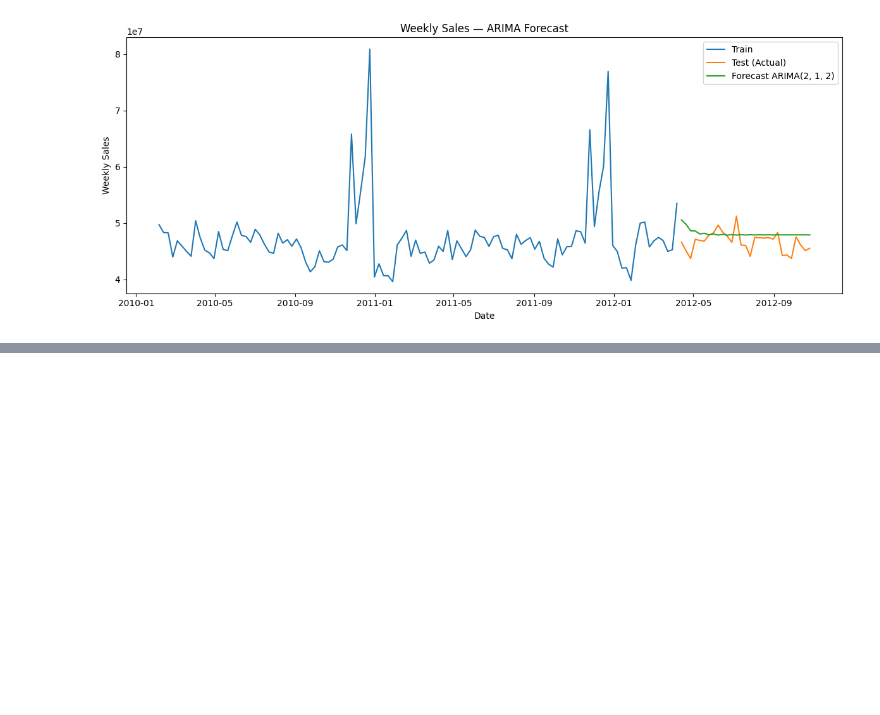
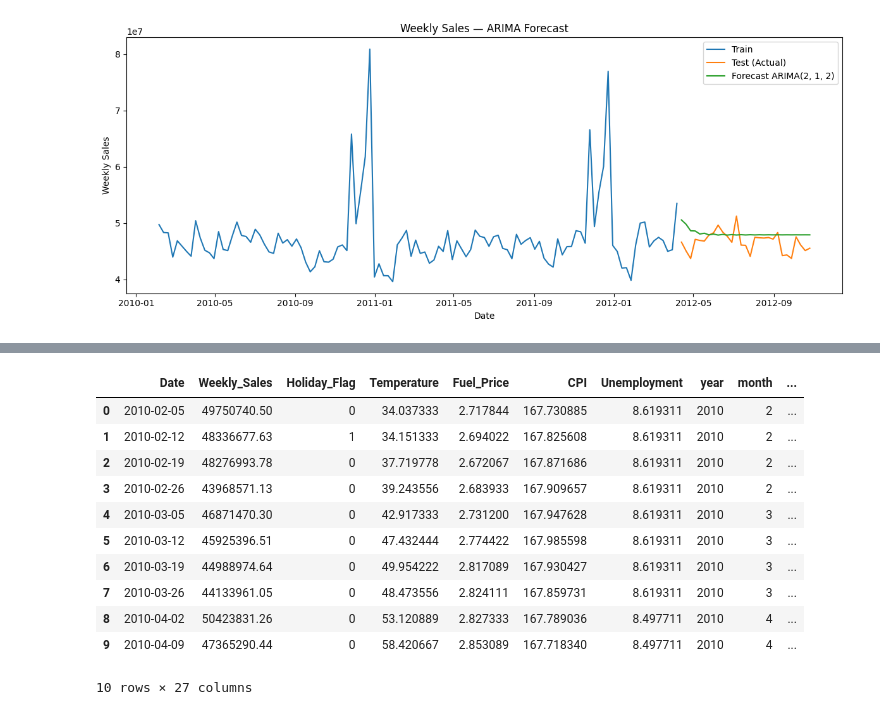
Before and after one commit to joshuawb/retail-sales-time-series, a Jupyter notebook: walmart-time-series.ipynb, the cells around one changed output, grey strips where cells are left out. Cells and saved outputs as stored; diff of their text form; code cells hidden in the pictures; blank space fills up the shorter version.

```diff
--- a/walmart-time-series.ipynb
+++ b/walmart-time-series.ipynb
@@ -622,0 +282,56 @@ ML (+covariates) 1.114449e+14 -33.962636
+# %%
+import numpy as np
+import pandas as pd
+
+def make_ts_features_weekly(df, date_col="Date", target_col="Weekly_Sales"):
+    """
+    Feature engineering for a *single* weekly time series (one row per week).
+    Adds:
+      - calendar features (year, month, weekofyear)
+      - lag features (1,2,4,8,13,26,52 weeks)
+      - rolling mean/std on shifted target (prevents leakage)
+    """
+    df = df.copy()
+    df[date_col] = pd.to_datetime(df[date_col])
+    df = df.sort_values(date_col).reset_index(drop=True)
+
+    # calendar features
+    iso = df[date_col].dt.isocalendar()
+    df["year"] = df[date_col].dt.year
+    df["month"] = df[date_col].dt.month
+    df["weekofyear"] = iso.week.astype(int)
+
+    # lag features
+    lags = [1, 2, 4, 8, 13, 26, 52]
+    for lag in lags:
+        df[f"lag_{lag}"] = df[target_col].shift(lag)
+
+    # rolling stats on shifted target (no leakage)
+    y_shift = df[target_col].shift(1)
+    windows = [4, 8, 12, 26, 52]
+    for w in windows:
+        df[f"roll_mean_{w}"] = y_shift.rolling(window=w, min_periods=w).mean()
+        df[f"roll_std_{w}"]  = y_shift.rolling(window=w, min_periods=w).std()
+
+    return df
+# %%
+walmart_weekly_feat = make_ts_features_weekly(
+    walmart_weekly,
+    date_col="Date",
+    target_col="Weekly_Sales"
+)
+
+walmart_weekly_feat.head(10)
+# %% [output]
+|  | Date | Weekly_Sales | Holiday_Flag | Temperature | Fuel_Price | CPI | Unemployment | year | month | ... |
+| 0 | 2010-02-05 | 49750740.50 | 0 | 34.037333 | 2.717844 | 167.730885 | 8.619311 | 2010 | 2 | ... |
+| 1 | 2010-02-12 | 48336677.63 | 1 | 34.151333 | 2.694022 | 167.825608 | 8.619311 | 2010 | 2 | ... |
+| 2 | 2010-02-19 | 48276993.78 | 0 | 37.719778 | 2.672067 | 167.871686 | 8.619311 | 2010 | 2 | ... |
+| 3 | 2010-02-26 | 43968571.13 | 0 | 39.243556 | 2.683933 | 167.909657 | 8.619311 | 2010 | 2 | ... |
+| 4 | 2010-03-05 | 46871470.30 | 0 | 42.917333 | 2.731200 | 167.947628 | 8.619311 | 2010 | 3 | ... |
+| 5 | 2010-03-12 | 45925396.51 | 0 | 47.432444 | 2.774422 | 167.985598 | 8.619311 | 2010 | 3 | ... |
+| 6 | 2010-03-19 | 44988974.64 | 0 | 49.954222 | 2.817089 | 167.930427 | 8.619311 | 2010 | 3 | ... |
+| 7 | 2010-03-26 | 44133961.05 | 0 | 48.473556 | 2.824111 | 167.859731 | 8.619311 | 2010 | 3 | ... |
+| 8 | 2010-04-02 | 50423831.26 | 0 | 53.120889 | 2.827333 | 167.789036 | 8.497711 | 2010 | 4 | ... |
+| 9 | 2010-04-09 | 47365290.44 | 0 | 58.420667 | 2.853089 | 167.718340 | 8.497711 | 2010 | 4 | ... |
+10 rows × 27 columns
```
Also changed, not shown: parts of 13 cells of this notebook.
